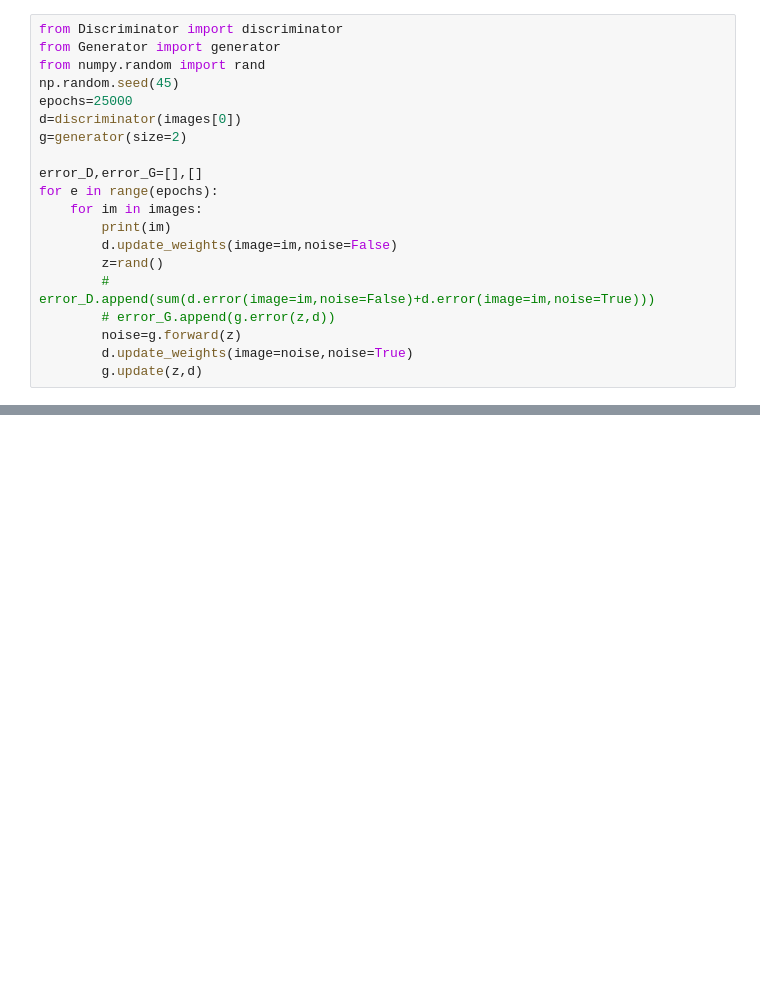
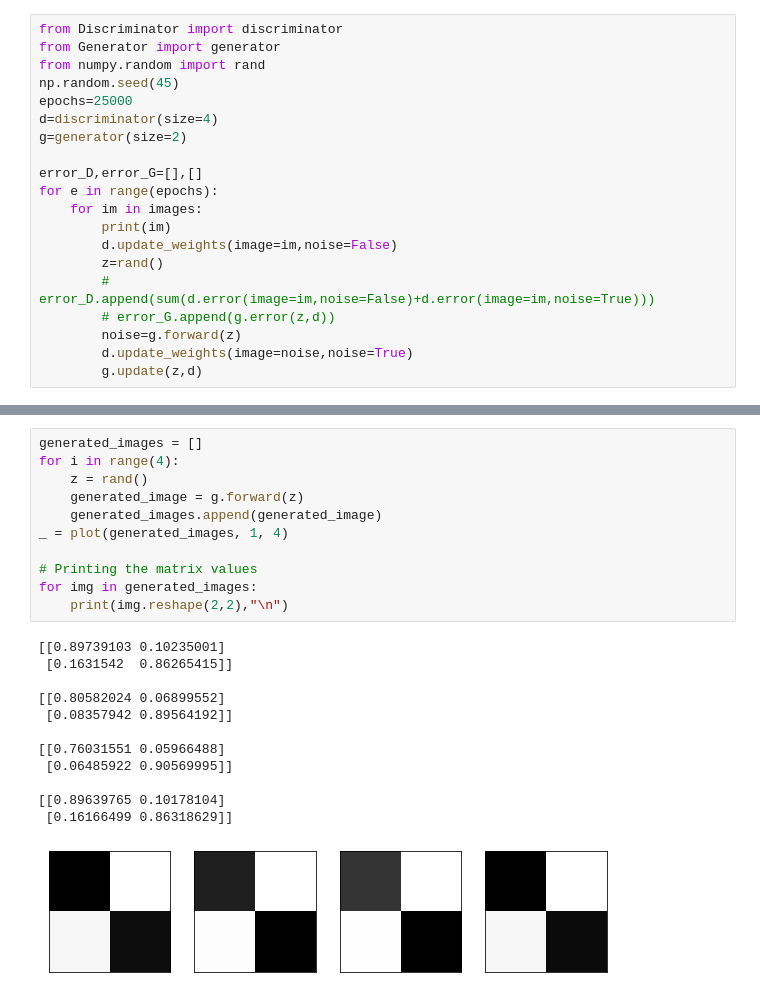
Before and after one commit to ShubhamMishra1611/GAN, a Jupyter notebook: test.ipynb, the cells around one changed output, grey strips where cells are left out. Drawn from its saved outputs; the diff is of its cells as text; blank space fills up the shorter version.

```diff
--- a/test.ipynb
+++ b/test.ipynb
@@ -17,7 +17,7 @@ from Generator import generator
 from numpy.random import rand
 np.random.seed(45)
 epochs=25000
-d=discriminator(images[0])
+d=discriminator(size=4)
 g=generator(size=2)
 
 error_D,error_G=[],[]
@@ -37,0 +52,24 @@ ValueError: cannot reshape array of size 4 into shape (16,)
+# %%
+generated_images = []
+for i in range(4):
+    z = rand()
+    generated_image = g.forward(z)
+    generated_images.append(generated_image)
+_ = plot(generated_images, 1, 4)
+
+# Printing the matrix values
+for img in generated_images:
+    print(img.reshape(2,2),"\n")
+# %% [output]
+[[0.89739103 0.10235001]
+ [0.1631542  0.86265415]]
+
+[[0.80582024 0.06899552]
+ [0.08357942 0.89564192]]
+
+[[0.76031551 0.05966488]
+ [0.06485922 0.90569995]]
+
+[[0.89639765 0.10178104]
+ [0.16166499 0.86318629]]
+[figure, added]
```
Also changed, not shown: parts of 2 cells of this notebook, 1 other file.
